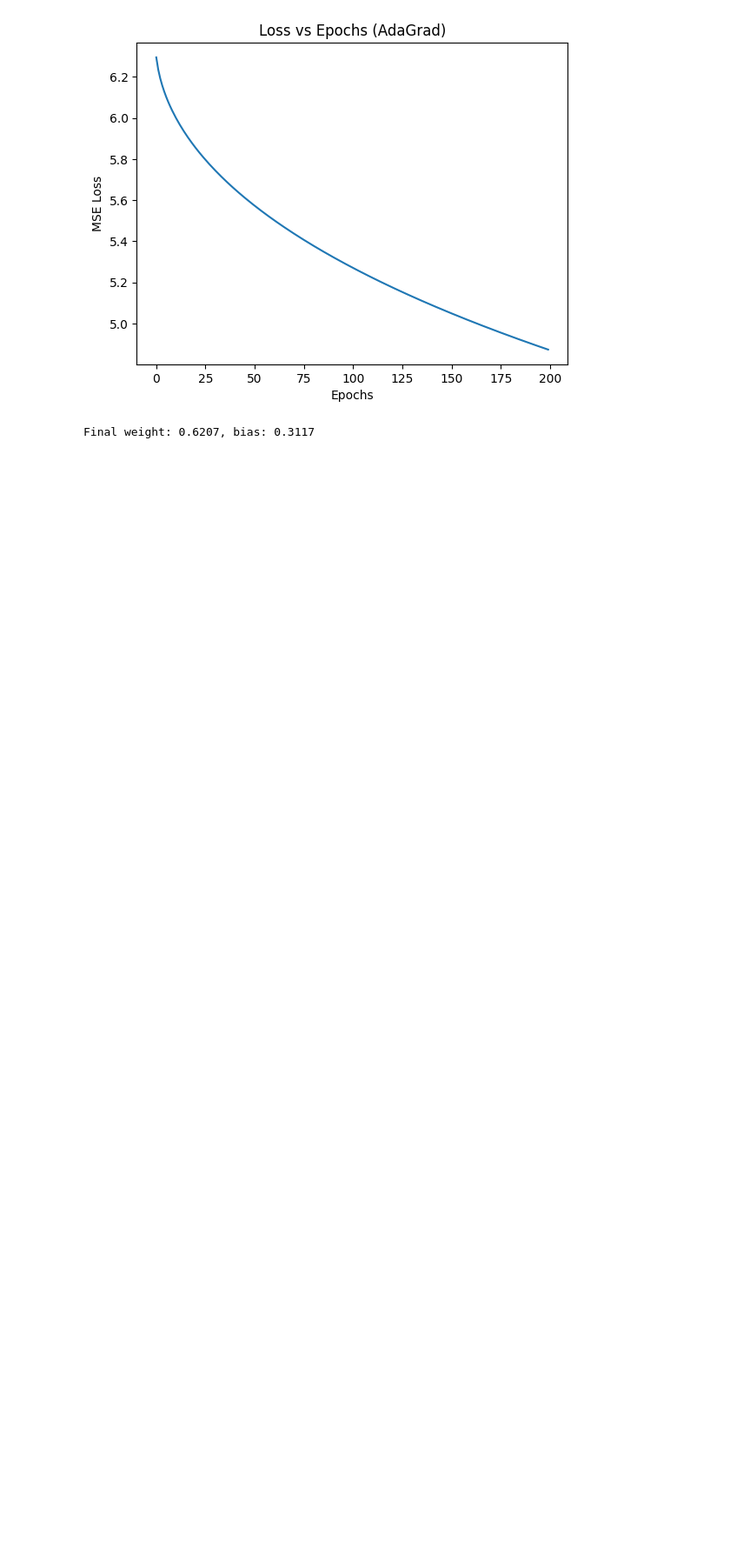
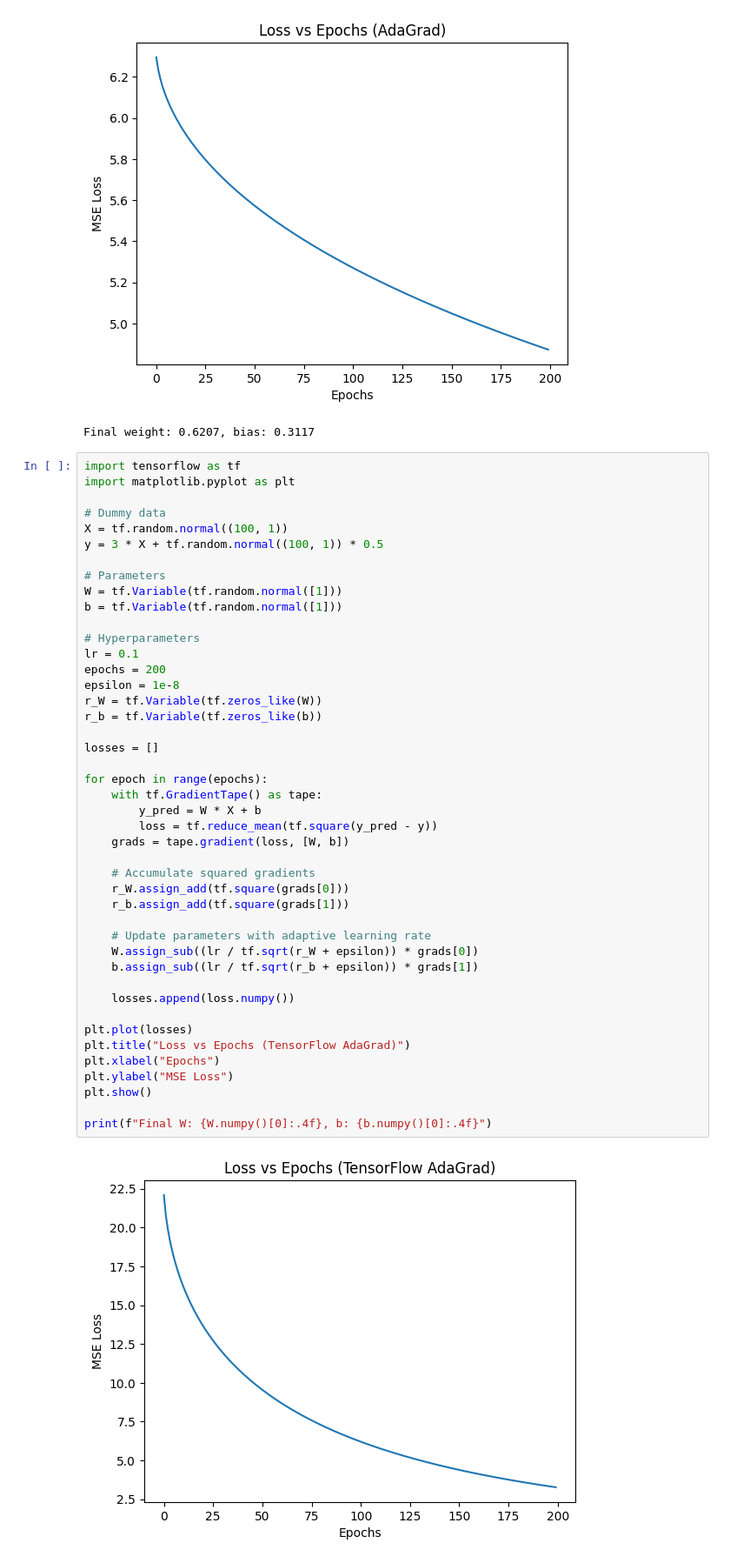
Before and after one commit to codeMaestro78/Machine-learning, a Jupyter notebook: Deep learning/Tensorflow/AdaGrad(Optimizer).ipynb, the cells around one changed output. Shown at 87% size. Cells and saved outputs as stored; diff of their text form; blank space fills up the shorter version.

```diff
--- a/Deep learning/Tensorflow/AdaGrad(Optimizer).ipynb
+++ b/Deep learning/Tensorflow/AdaGrad(Optimizer).ipynb
@@ -69,3 +69,49 @@ print(f"Final weight: {W[0]:.4f}, bias: {b[0]:.4f}")
 # %% [output]
 [figure]
 Final weight: 0.6207, bias: 0.3117
+# %%
+import tensorflow as tf
+import matplotlib.pyplot as plt
+
+# Dummy data
+X = tf.random.normal((100, 1))
+y = 3 * X + tf.random.normal((100, 1)) * 0.5
+
+# Parameters
+W = tf.Variable(tf.random.normal([1]))
+b = tf.Variable(tf.random.normal([1]))
+
+# Hyperparameters
+lr = 0.1
+epochs = 200
+epsilon = 1e-8
+r_W = tf.Variable(tf.zeros_like(W))
+r_b = tf.Variable(tf.zeros_like(b))
+
+losses = []
+
+for epoch in range(epochs):
+    with tf.GradientTape() as tape:
+        y_pred = W * X + b
+        loss = tf.reduce_mean(tf.square(y_pred - y))
+    grads = tape.gradient(loss, [W, b])
+
+    # Accumulate squared gradients
+    r_W.assign_add(tf.square(grads[0]))
+    r_b.assign_add(tf.square(grads[1]))
+
+    # Update parameters with adaptive learning rate
+    W.assign_sub((lr / tf.sqrt(r_W + epsilon)) * grads[0])
+    b.assign_sub((lr / tf.sqrt(r_b + epsilon)) * grads[1])
+
+    losses.append(loss.numpy())
+
+plt.plot(losses)
+plt.title("Loss vs Epochs (TensorFlow AdaGrad)")
+plt.xlabel("Epochs")
+plt.ylabel("MSE Loss")
+plt.show()
+
+print(f"Final W: {W.numpy()[0]:.4f}, b: {b.numpy()[0]:.4f}")
+# %% [output]
+[figure, added]
```
Also changed, not shown: parts of 1 cell of this notebook, 1 other file.
